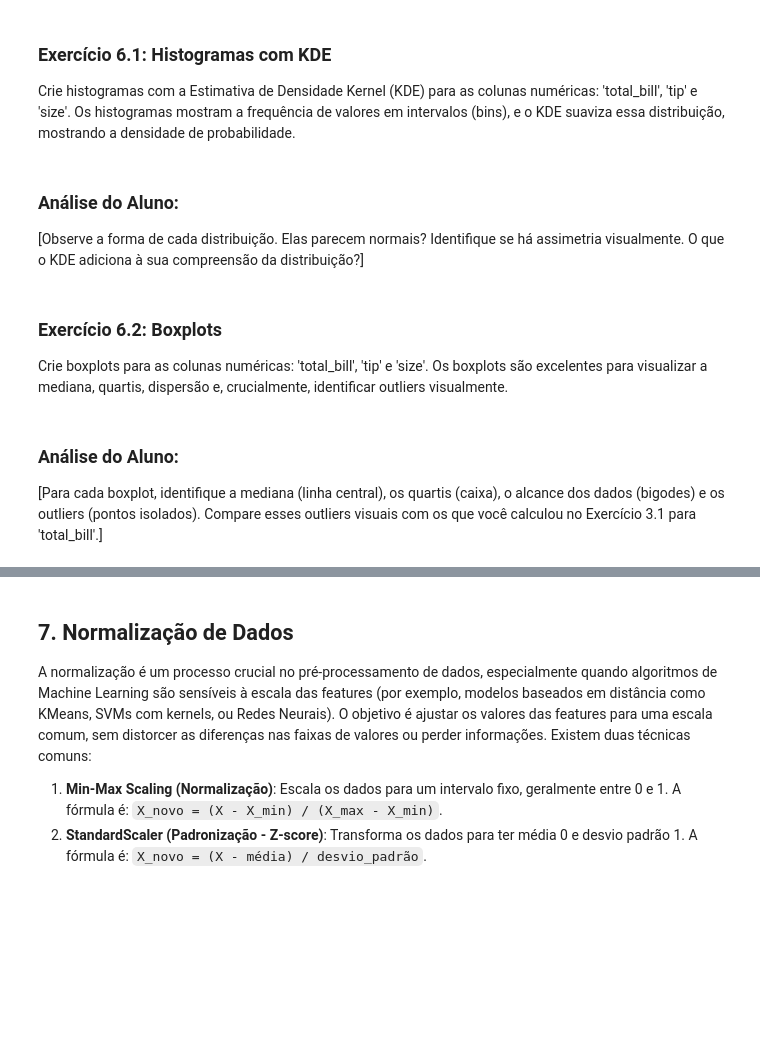
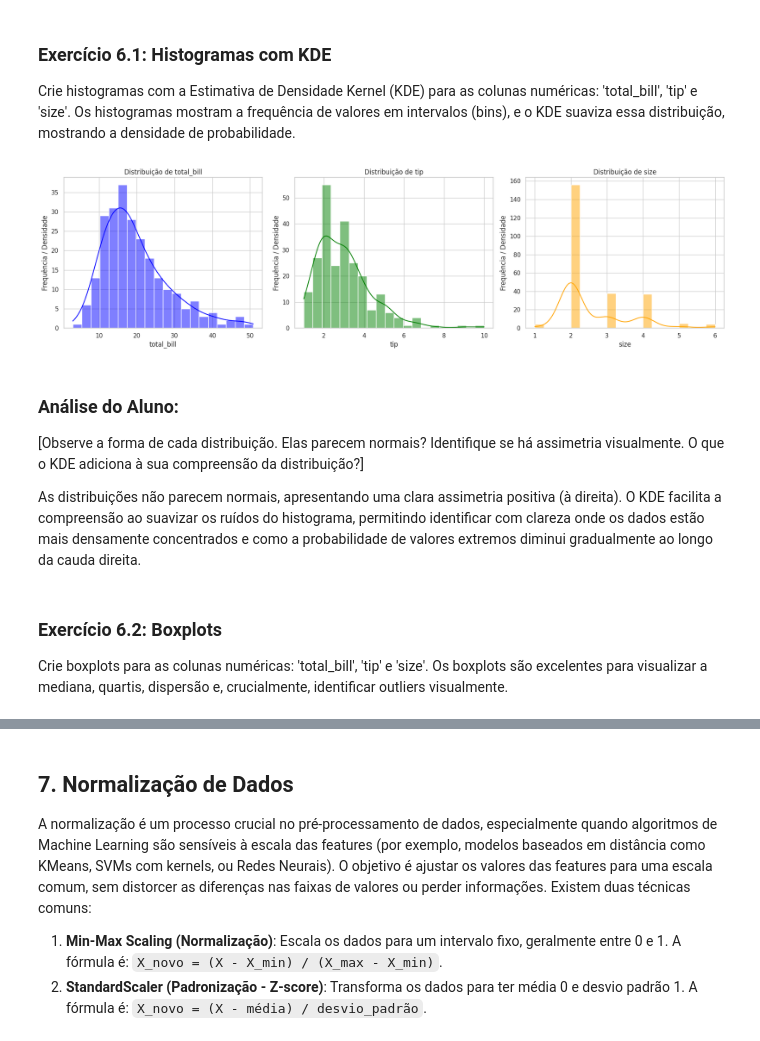
Before and after one commit to rodrigolsouza/projeto_estatistica_descritiva, a Jupyter notebook: Atividade_estatística_descritiva.ipynb, the cells around one changed output, grey strips where cells are left out. Saved outputs shown, nothing was run; the diff lists cells and outputs as text; code cells hidden in the pictures; blank space fills up the shorter version.

```diff
--- a/Atividade_estatística_descritiva.ipynb
+++ b/Atividade_estatística_descritiva.ipynb
@@ -350,6 +348,36 @@ Crie histogramas com a Estimativa de Densidade Kernel (KDE) para as colunas num
+# %%
+# DIGITE SEU CÓDIGO AQUI
+
+# 1. Carregando o dataset (exemplo com o dataset 'tips')
+df = sns.load_dataset('tips')
+
+# 2. Configurando o estilo visual
+sns.set_theme(style="whitegrid")
+
+# 3. Criando a figura com subplots (1 linha e 3 colunas)
+fig, axes = plt.subplots(1, 3, figsize=(18, 5))
+
+# Lista de colunas para facilitar o loop
+colunas = ['total_bill', 'tip', 'size']
+cores = ['blue', 'green', 'orange']
+
+# 4. Gerando os gráficos
+for i, col in enumerate(colunas):
+    sns.histplot(data=df, x=col, kde=True, ax=axes[i], color=cores[i], bins=20)
+    axes[i].set_title(f'Distribuição de {col}')
+    axes[i].set_xlabel(col)
+    axes[i].set_ylabel('Frequência / Densidade')
+
+# Ajustando o layout para não sobrepor
+plt.tight_layout()
+plt.show()
+# %% [output]
+[figure, added]
 # %% [markdown]
 ### Análise do Aluno:
 [Observe a forma de cada distribuição. Elas parecem normais? Identifique se há assimetria visualmente. O que o KDE adiciona à sua compreensão da distribuição?]
+
+As distribuições não parecem normais, apresentando uma clara assimetria positiva (à direita). O KDE facilita a compreensão ao suavizar os ruídos do histograma, permitindo identificar com clareza onde os dados estão mais densamente concentrados e como a probabilidade de valores extremos diminui gradualmente ao longo da cauda direita.
 # %% [markdown]
 ### Exercício 6.2: Boxplots
 
@@ -359,3 +384,0 @@ Crie boxplots para as colunas numéricas: 'total_bill', 'tip' e 'size'. Os boxpl
-# %% [markdown]
-### Análise do Aluno:
-[Para cada boxplot, identifique a mediana (linha central), os quartis (caixa), o alcance dos dados (bigodes) e os outliers (pontos isolados). Compare esses outliers visuais com os que você calculou no Exercício 3.1 para 'total_bill'.]
```
Also changed, not shown: parts of 4 cells of this notebook.
